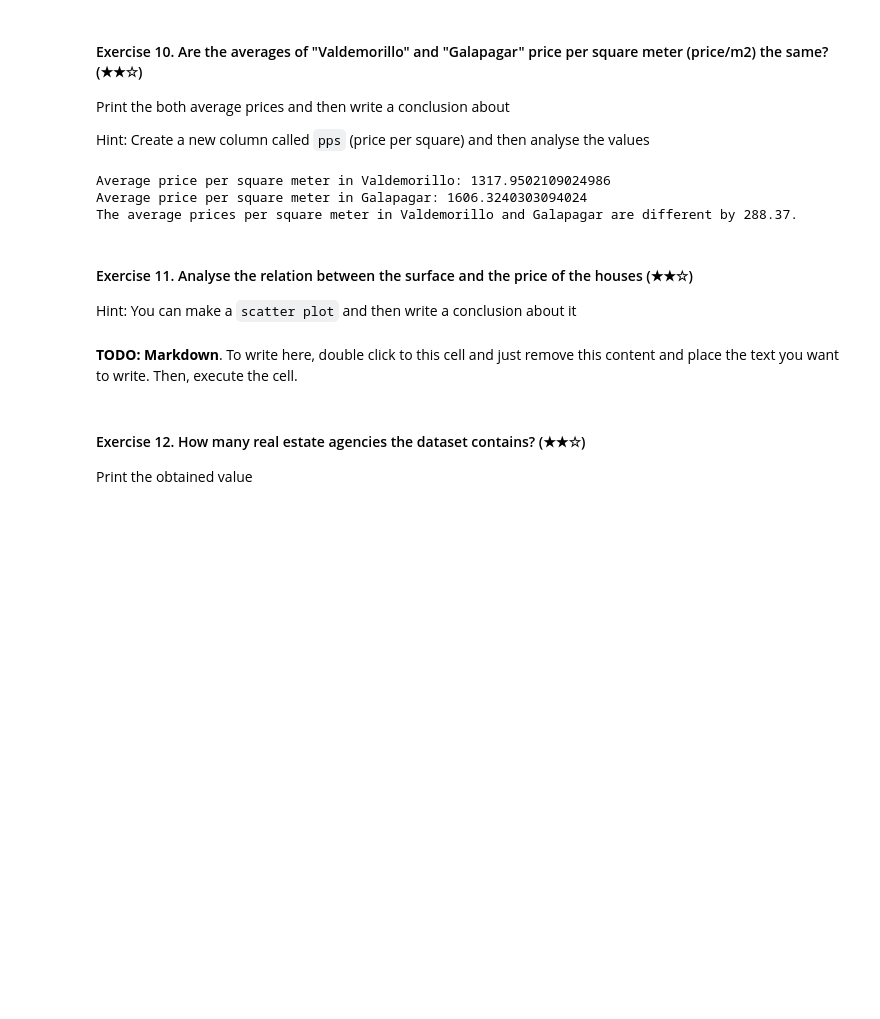
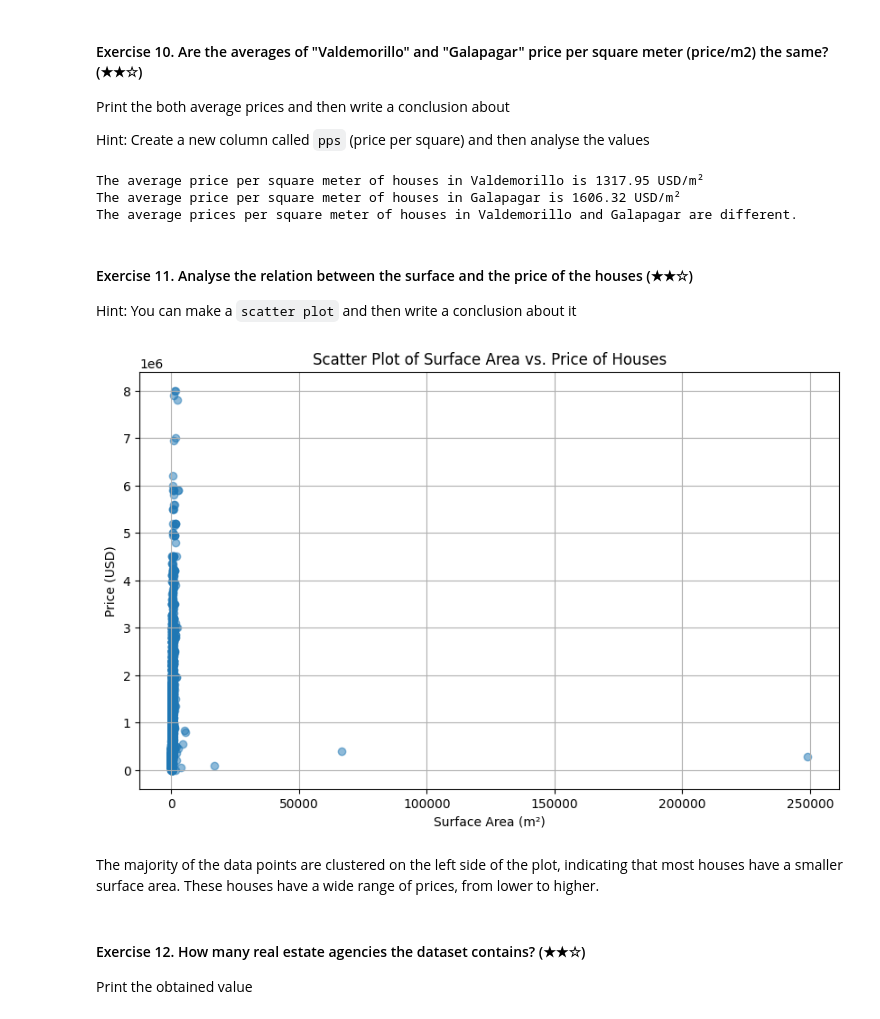
Before and after one commit to IgnacioVelutini/realestate-datacleanup-exercise, a Jupyter notebook: project.ipynb, the cells around one changed output. Saved outputs shown, nothing was run; the diff lists cells and outputs as text; code cells hidden in the pictures; blank space fills up the shorter version.

```diff
--- a/project.ipynb
+++ b/project.ipynb
@@ -248,36 +231,53 @@ Print the both average prices and then write a conclusion about
 
 Hint: Create a new column called `pps` (price per square) and then analyse the values
 # %%
-# Assuming 'price' is the column with the price data and 'surface' is the column with the surface area data
-# Create a new column for price per square meter
+import pandas as pd
+
+ds = pd.read_csv('assets/real_estate.csv', sep=';')
+
 ds['pps'] = ds['price'] / ds['surface']
 
-# Filter for "Valdemorillo" and calculate the mean price per square meter
-valdemorillo_pps_avg = ds[ds['level5'] == "Valdemorillo"]['pps'].mean()
+# Filter the DataFrame for the populations "Valdemorillo" and "Galapagar"
+valdemorillo_data = ds[ds['level5'] == "Valdemorillo"]
+galapagar_data = ds[ds['level5'] == "Galapagar"]
 
-# Filter for "Galapagar" and calculate the mean price per square meter
-galapagar_pps_avg = ds[ds['level5'] == "Galapagar"]['pps'].mean()
+# Calculate the mean price per square meter
+mean_pps_valdemorillo = valdemorillo_data['pps'].mean()
+mean_pps_galapagar = galapagar_data['pps'].mean()
 
-# Print both average price per square meter
-print(f"Average price per square meter in Valdemorillo: {valdemorillo_pps_avg}")
-print(f"Average price per square meter in Galapagar: {galapagar_pps_avg}")
+# Print the average prices per square meter
+print(f"The average price per square meter of houses in Valdemorillo is {mean_pps_valdemorillo:.2f} USD/m²")
+print(f"The average price per square meter of houses in Galapagar is {mean_pps_galapagar:.2f} USD/m²")
 
-# Conclusion about the averages
-if valdemorillo_pps_avg == galapagar_pps_avg:
-    print("The average prices per square meter in Valdemorillo and Galapagar are the same.")
+# Conclusion
+if mean_pps_valdemorillo == mean_pps_galapagar:
+    conclusion = "The average prices per square meter of houses in Valdemorillo and Galapagar are the same."
 else:
-    difference = abs(valdemorillo_pps_avg - galapagar_pps_avg)
-    print(f"The average prices per square meter in Valdemorillo and Galapagar are different by {difference:.2f}.")
+    conclusion = "The average prices per square meter of houses in Valdemorillo and Galapagar are different."
+
+print(conclusion)
 # %% [output]
-Average price per square meter in Valdemorillo: 1317.9502109024986
-Average price per square meter in Galapagar: 1606.3240303094024
-The average prices per square meter in Valdemorillo and Galapagar are different by 288.37.
+The average price per square meter of houses in Valdemorillo is 1317.95 USD/m²
+The average price per square meter of houses in Galapagar is 1606.32 USD/m²
+The average prices per square meter of houses in Valdemorillo and Galapagar are different.
 # %% [markdown]
 #### Exercise 11. Analyse the relation between the surface and the price of the houses (★★☆)
 
 Hint: You can make a `scatter plot` and then write a conclusion about it
-# %% [markdown]
-**TODO: Markdown**. To write here, double click to this cell and just remove this content and place the text you want to write. Then, execute the cell.
+# %%
+import matplotlib.pyplot as plt
+
+plt.figure(figsize=(10, 6))
+plt.scatter(ds['surface'], ds['price'], alpha=0.5)
+plt.title('Scatter Plot of Surface Area vs. Price of Houses')
+plt.xlabel('Surface Area (m²)')
+plt.ylabel('Price (USD)')
+plt.grid(True)
+plt.show()
+# %% [output]
+[figure, added]
+# %% [markdown]
+The majority of the data points are clustered on the left side of the plot, indicating that most houses have a smaller surface area. These houses have a wide range of prices, from lower to higher.
 # %% [markdown]
 #### Exercise 12. How many real estate agencies the dataset contains? (★★☆)
 
```
Also changed, not shown: parts of 34 cells of this notebook.
